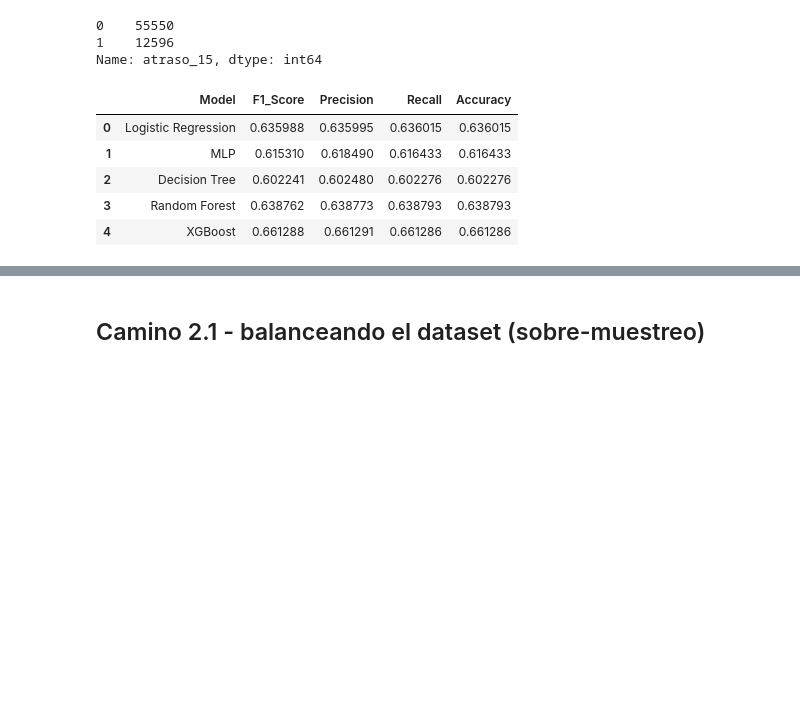
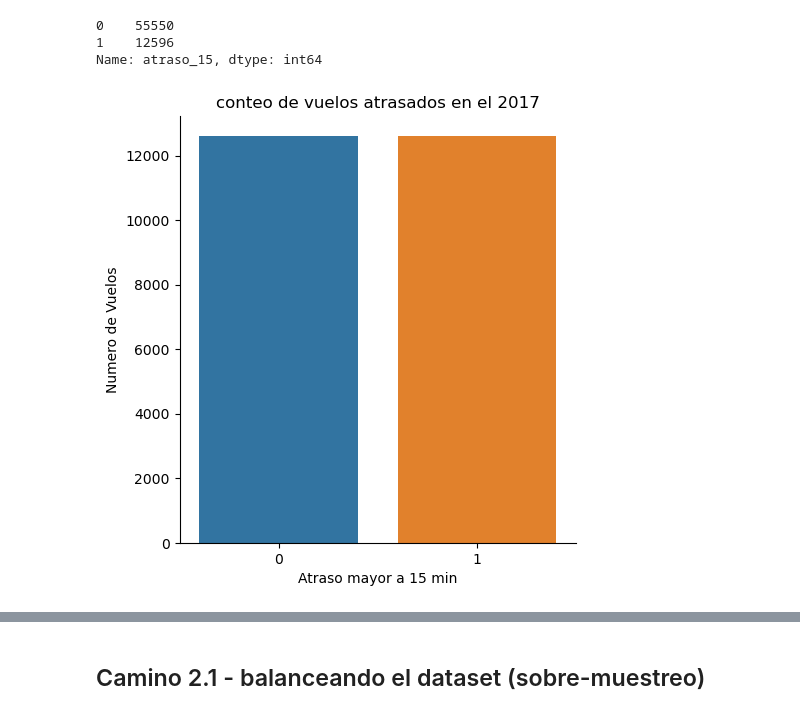
Before and after one commit to frandak2/latam_airlines, a Jupyter notebook: notebooks/1.0-fmh-initial-data-exploration.ipynb, the cells around one changed output, grey strips where cells are left out. Cells and saved outputs as stored; diff of their text form; code cells hidden in the pictures; blank space fills up the shorter version.

```diff
--- a/notebooks/1.0-fmh-initial-data-exploration.ipynb
+++ b/notebooks/1.0-fmh-initial-data-exploration.ipynb
@@ -804,6 +810,18 @@ Name: atraso_15, dtype: int64
 data = pd.concat(
     [data_train[data_train['atraso_15']==0].sample(12596),data_train[data_train['atraso_15']==1]]
 )
+# %%
+sns.catplot(
+    data= data,
+    x='atraso_15',
+    kind='count',
+)
+plt.xlabel('Atraso mayor a 15 min')
+plt.ylabel('Numero de Vuelos')
+plt.title('conteo de vuelos atrasados en el 2017')
+plt.show()
+# %% [output]
+[figure, added]
 # %%
 # Dividir los datos en variables de entrada y salida
 X = data.drop('atraso_15', axis=1)
@@ -811,14 +829,3 @@ y = data['atraso_15']
 
 # Dividir los datos en conjuntos de entrenamiento y prueba
 X_train, X_test, y_train, y_test = train_test_split(X, y, test_size=0.3, random_state=42)
-
-# entrenamos y evaluamos diferentes modelos
-pipelines, scores_df = modelPipeline(X_train, X_test, y_train, y_test)
-scores_df
-# %% [output]
-|  | Model | F1_Score | Precision | Recall | Accuracy |
-| 0 | Logistic Regression | 0.635988 | 0.635995 | 0.636015 | 0.636015 |
-| 1 | MLP | 0.615310 | 0.618490 | 0.616433 | 0.616433 |
-| 2 | Decision Tree | 0.602241 | 0.602480 | 0.602276 | 0.602276 |
-| 3 | Random Forest | 0.638762 | 0.638773 | 0.638793 | 0.638793 |
-| 4 | XGBoost | 0.661288 | 0.661291 | 0.661286 | 0.661286 |
```
Also changed, not shown: parts of 34 cells of this notebook, 10 other files.
